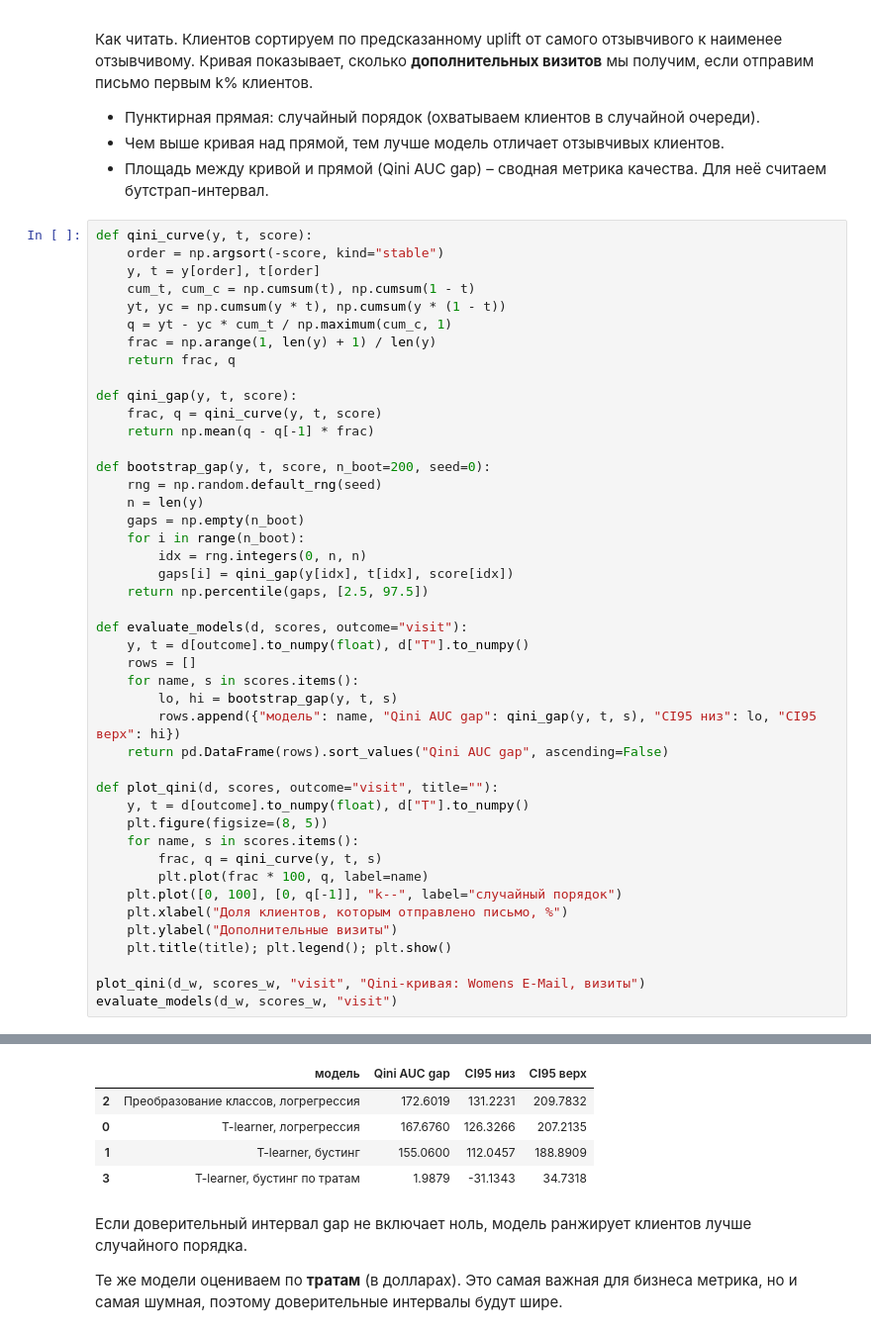
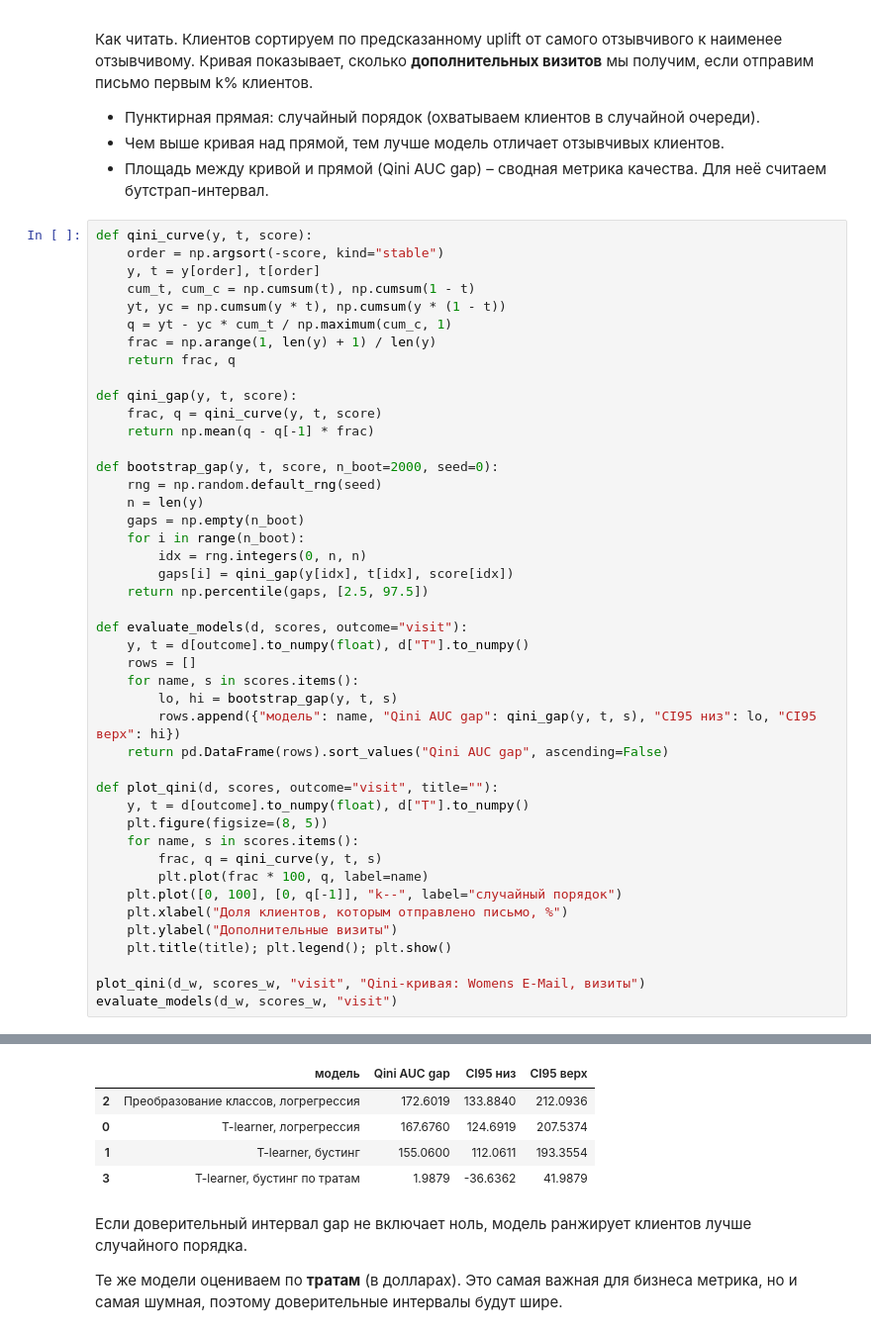
Before and after one commit to 404iq/hillstrom-ab-test, a Jupyter notebook: notebooks/03_uplift_model.ipynb, the cells around one changed output, grey strips where cells are left out. Shown at 99% size. Cells and saved outputs as stored; diff of their text form.

```diff
--- a/notebooks/03_uplift_model.ipynb
+++ b/notebooks/03_uplift_model.ipynb
@@ -158,43 +158,43 @@ def qini_gap(y, t, score):
     frac, q = qini_curve(y, t, score)
     return np.mean(q - q[-1] * frac)
 
-def bootstrap_gap(y, t, score, n_boot=200, seed=0):
+def bootstrap_gap(y, t, score, n_boot=2000, seed=0):
     rng = np.random.default_rng(seed)
     n = len(y)
     gaps = np.empty(n_boot)
     for i in range(n_boot):
         idx = rng.integers(0, n, n)
         gaps[i] = qini_gap(y[idx], t[idx], score[idx])
     return np.percentile(gaps, [2.5, 97.5])
 
 def evaluate_models(d, scores, outcome="visit"):
     y, t = d[outcome].to_numpy(float), d["T"].to_numpy()
     rows = []
     for name, s in scores.items():
         lo, hi = bootstrap_gap(y, t, s)
         rows.append({"модель": name, "Qini AUC gap": qini_gap(y, t, s), "CI95 низ": lo, "CI95 верх": hi})
     return pd.DataFrame(rows).sort_values("Qini AUC gap", ascending=False)
 
 def plot_qini(d, scores, outcome="visit", title=""):
     y, t = d[outcome].to_numpy(float), d["T"].to_numpy()
     plt.figure(figsize=(8, 5))
     for name, s in scores.items():
         frac, q = qini_curve(y, t, s)
         plt.plot(frac * 100, q, label=name)
     plt.plot([0, 100], [0, q[-1]], "k--", label="случайный порядок")
     plt.xlabel("Доля клиентов, которым отправлено письмо, %")
     plt.ylabel("Дополнительные визиты")
     plt.title(title); plt.legend(); plt.show()
 
 plot_qini(d_w, scores_w, "visit", "Qini-кривая: Womens E-Mail, визиты")
 evaluate_models(d_w, scores_w, "visit")
 # %% [output]
 [figure]
 |  | модель | Qini AUC gap | CI95 низ | CI95 верх |
-| 2 | Преобразование классов, логрегрессия | 172.6019 | 131.2231 | 209.7832 |
-| 0 | T-learner, логрегрессия | 167.6760 | 126.3266 | 207.2135 |
-| 1 | T-learner, бустинг | 155.0600 | 112.0457 | 188.8909 |
-| 3 | T-learner, бустинг по тратам | 1.9879 | -31.1343 | 34.7318 |
+| 2 | Преобразование классов, логрегрессия | 172.6019 | 133.8840 | 212.0936 |
+| 0 | T-learner, логрегрессия | 167.6760 | 124.6919 | 207.5374 |
+| 1 | T-learner, бустинг | 155.0600 | 112.0611 | 193.3554 |
+| 3 | T-learner, бустинг по тратам | 1.9879 | -36.6362 | 41.9879 |
 # %% [markdown]
 Если доверительный интервал gap не включает ноль, модель ранжирует клиентов лучше случайного порядка.
 
```
Also changed, not shown: parts of 4 cells of this notebook, 3 other files.
